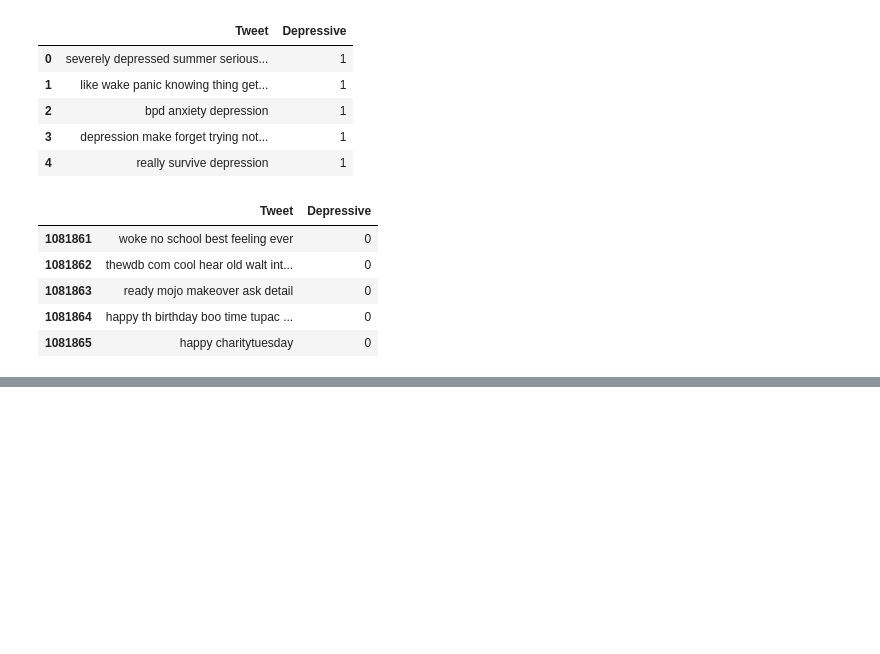
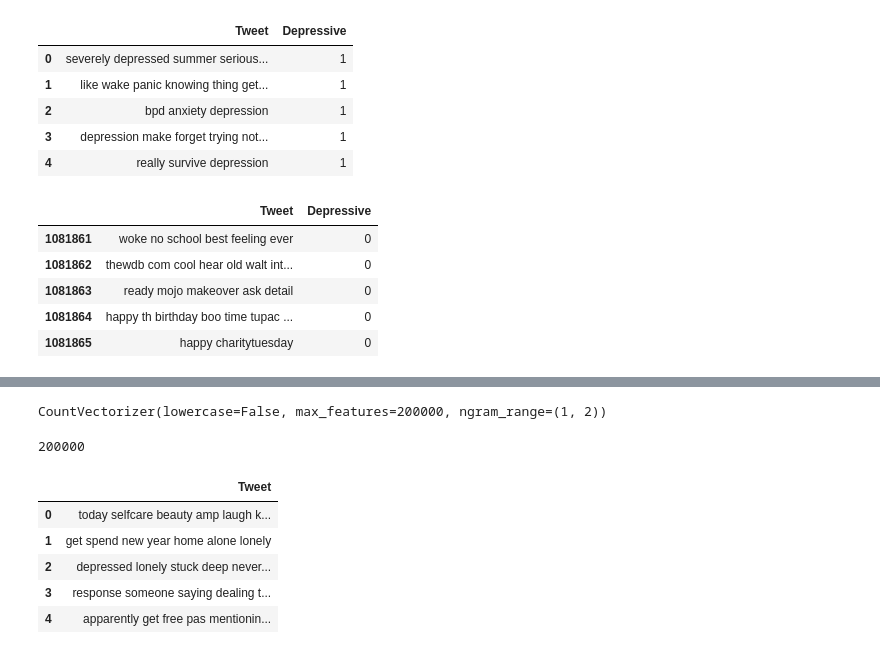
Before and after one commit to aroopkumar50/Depression-Detection-Twitter-Project, a Jupyter notebook: src/model/5. Model Development & Improvement.ipynb, the cells around one changed output, grey strips where cells are left out. Saved outputs shown, nothing was run; the diff lists cells and outputs as text; code cells hidden in the pictures; blank space fills up the shorter version.

```diff
--- a/src/model/5. Model Development & Improvement.ipynb
+++ b/src/model/5. Model Development & Improvement.ipynb
@@ -111,0 +98,21 @@ mnb_gs_clf_pred = pd.Series(model_evaluate(mnb_gs_clf, X_test, y_test))
+# %%
+vectorizer = CountVectorizer(ngram_range=(1, 2), max_features=200000, lowercase=False)
+vectorizer.fit(X_train)
+# %% [output]
+CountVectorizer(lowercase=False, max_features=200000, ngram_range=(1, 2))
+# %%
+len(vectorizer.get_feature_names())
+# %% [output]
+200000
+# %%
+val_x = val_data.loc[:, ["Tweet"]]
+val_y = val_data.loc[:, ["Depressive"]]
+# %%
+val_x.head()
+# %% [output]
+|  | Tweet |
+| 0 | today selfcare beauty amp laugh k... |
+| 1 | get spend new year home alone lonely |
+| 2 | depressed lonely stuck deep never... |
+| 3 | response someone saying dealing t... |
+| 4 | apparently get free pas mentionin... |
```
Also changed, not shown: parts of 15 cells of this notebook, 2 other files.
